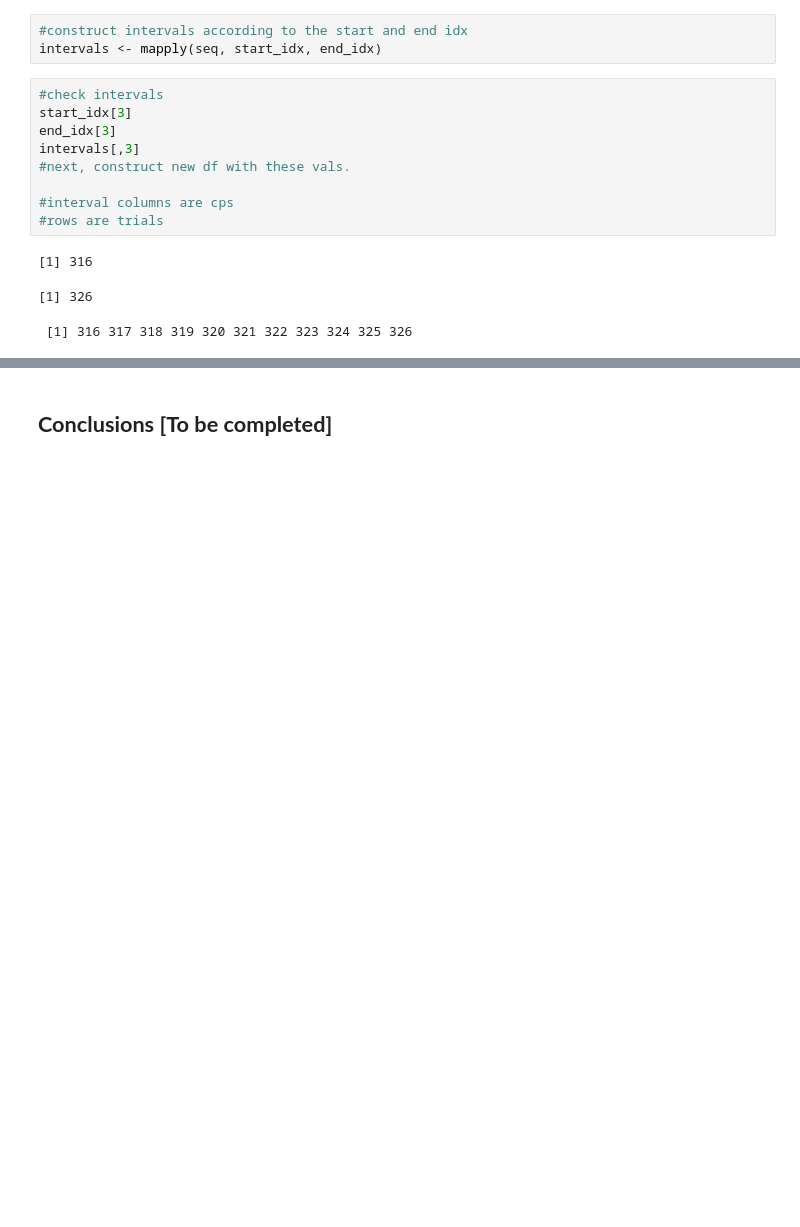
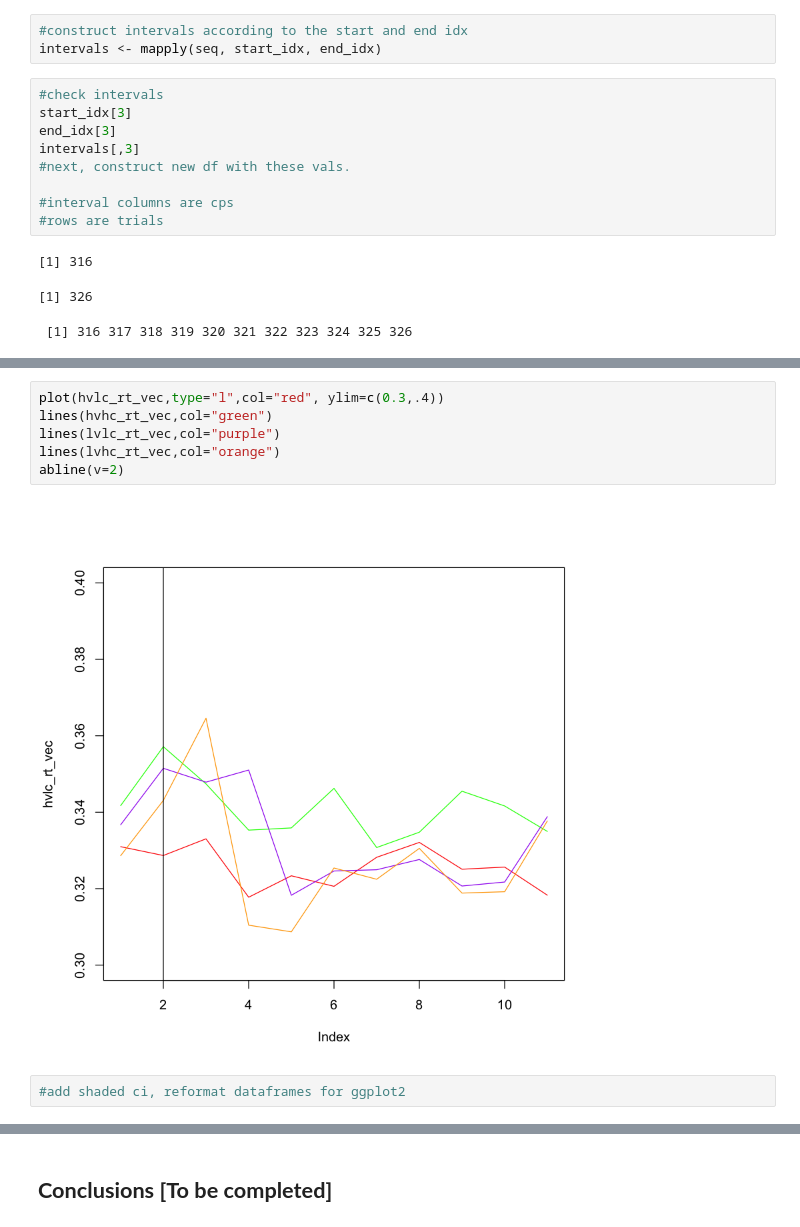
Before and after one commit to kalexandriabond/bond_DSPN_S18, a Jupyter notebook: BOND_DSPN_S18_FinalProject.ipynb, the cells around one changed output, grey strips where cells are left out. Saved outputs shown, nothing was run; the diff lists cells and outputs as text; blank space fills up the shorter version.

```diff
--- a/BOND_DSPN_S18_FinalProject.ipynb
+++ b/BOND_DSPN_S18_FinalProject.ipynb
@@ -459,0 +548,10 @@ pdf
+# %%
+plot(hvlc_rt_vec,type="l",col="red", ylim=c(0.3,.4))
+lines(hvhc_rt_vec,col="green")
+lines(lvlc_rt_vec,col="purple")
+lines(lvhc_rt_vec,col="orange")
+abline(v=2)
+# %% [output]
+[figure, added]
+# %%
+#add shaded ci, reformat dataframes for ggplot2
```
Also changed, not shown: parts of 15 cells of this notebook.
